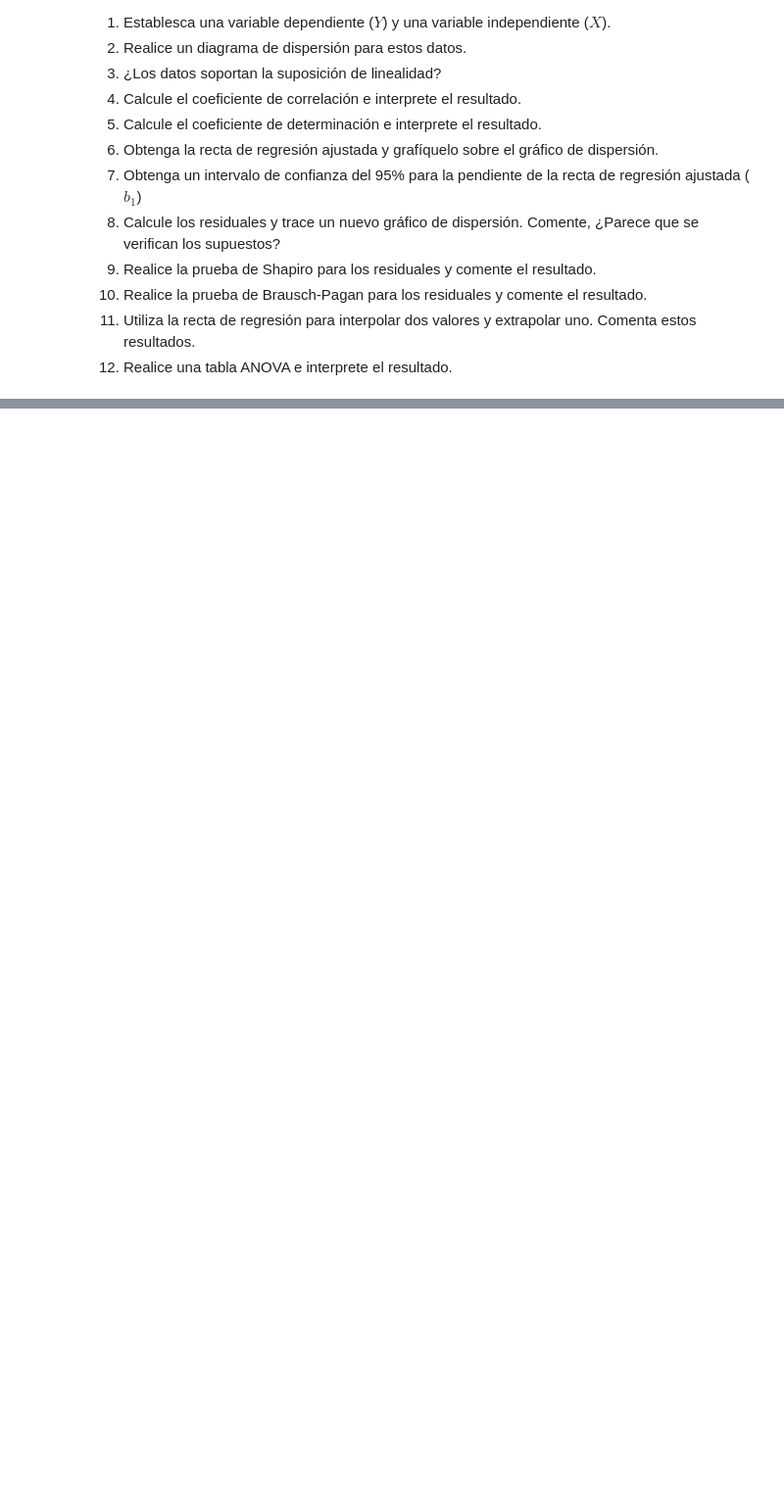
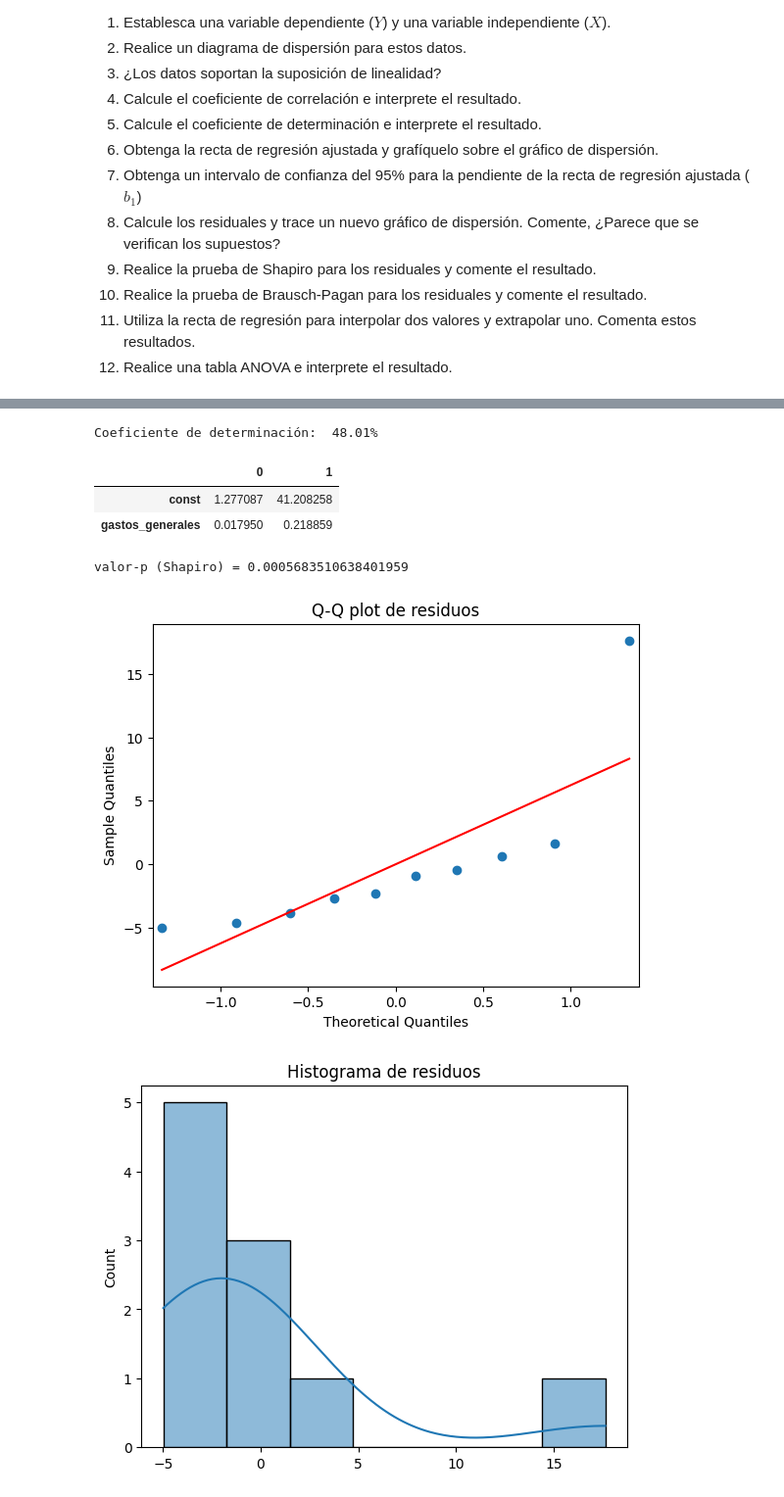
Before and after one commit to joshirdzdel-svg/estadisticainferencial2026A, a Jupyter notebook: untitled0.ipynb, the cells around one changed output, grey strips where cells are left out. Shown at 98% size. Saved outputs shown, nothing was run; the diff lists cells and outputs as text; code cells hidden in the pictures; blank space fills up the shorter version.

```diff
--- a/untitled0.ipynb
+++ b/untitled0.ipynb
@@ -977,0 +993,7 @@ plt.show()
+# %%
+import statsmodels.api as sm
+x_constante = sm.add_constant(x)
+modelo = sm.OLS(y, x_constante).fit()
+y_calculada = modelo.predict(x_constante)
+
+modelo.params
@@ -977,0 +1108,38 @@ plt.show()
+# %%
+from sklearn.metrics import r2_score  # recomendada
+r2 = r2_score(y, y_calculada)
+print(f'Coeficiente de determinación: {r2: 0.2%}\n')
+# %% [output]
+Coeficiente de determinación:  48.01%
+# %%
+# intervalo de confianza = 1 - alpha
+
+modelo.conf_int(alpha = 0.05)
+# %% [output]
+|  | 0 | 1 |
+| const | 1.277087 | 41.208258 |
+| gastos_generales | 0.017950 | 0.218859 |
+# %%
+from scipy.stats import shapiro
+import matplotlib.pyplot as plt
+import seaborn as sns
+
+residuos = modelo.resid
+
+# Prueba de Shapiro-Wilk
+stat, valor_p_sh = shapiro(residuos)
+print(f"valor-p (Shapiro) = {valor_p_sh}")
+
+# Visualización: Q-Q plot
+sm.qqplot(residuos, line='s')
+plt.title("Q-Q plot de residuos")
+plt.show()
+
+# Histograma
+sns.histplot(residuos, kde=True)
+plt.title("Histograma de residuos")
+plt.show()
+# %% [output]
+valor-p (Shapiro) = 0.0005683510638401959
+[figure, added]
+[figure, added]
```
Also changed, not shown: parts of 8 cells of this notebook.
